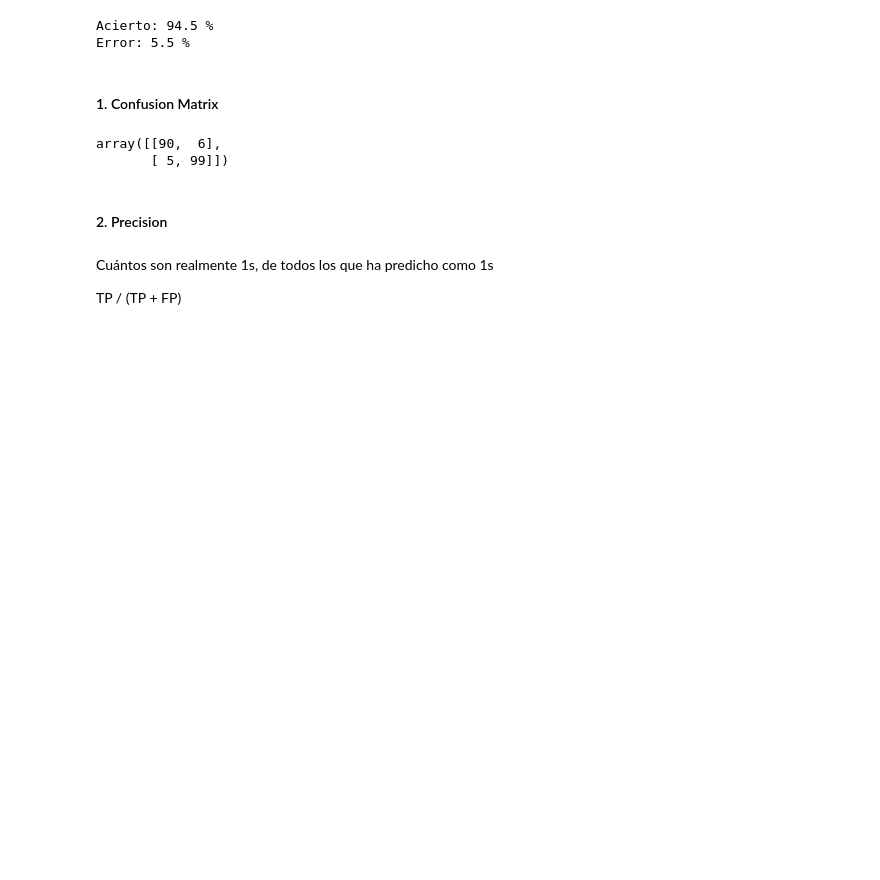
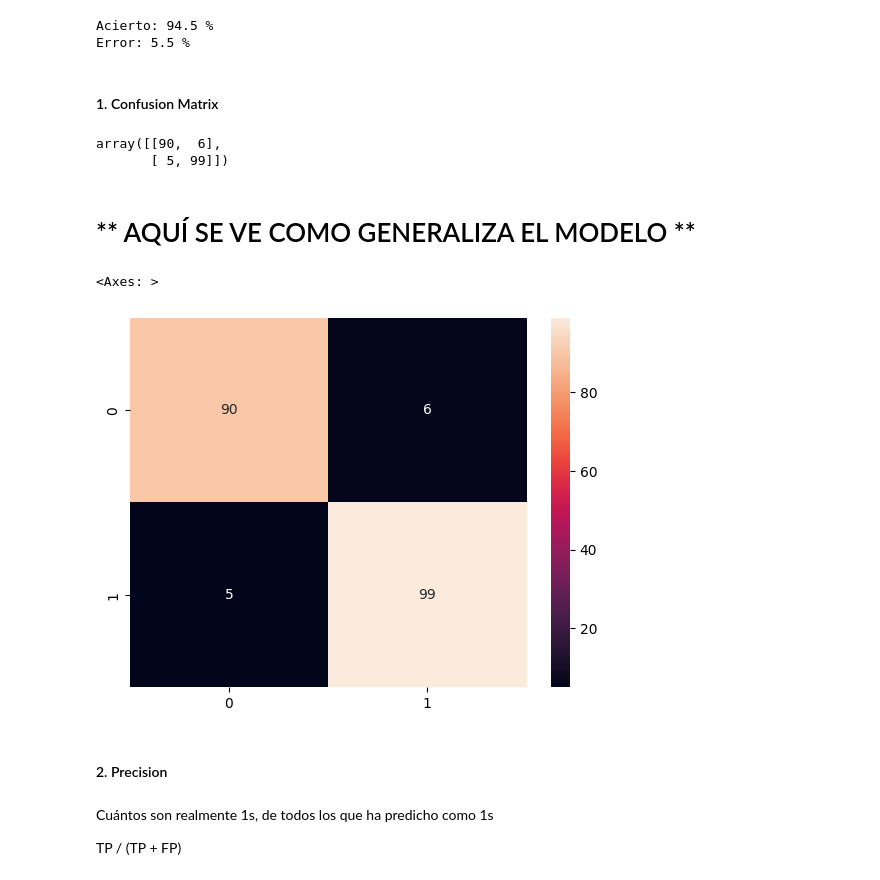
Before and after one commit to ana-macias/PRUEBA, a Jupyter notebook: 3-Machine_Learning/1-Supervisado/2-Classification/4-Logistic_Regression/ejercicios/Logistic-regression predict-ad-click.ipynb, the cells around one changed output. Saved outputs shown, nothing was run; the diff lists cells and outputs as text; code cells hidden in the pictures; blank space fills up the shorter version.

```diff
--- a/3-Machine_Learning/1-Supervisado/2-Classification/4-Logistic_Regression/ejercicios/Logistic-regression predict-ad-click.ipynb
+++ b/3-Machine_Learning/1-Supervisado/2-Classification/4-Logistic_Regression/ejercicios/Logistic-regression predict-ad-click.ipynb
@@ -152,7 +152,7 @@ X_test_scal = scaler.transform(X_test)
 # %% [markdown]
 # 3. Implement a Logistic Regression in Scikit-Learn and predict.
 # %%
-model = LogisticRegression()
+model = LogisticRegression(max_iter=1000)
 # %%
 model.fit (X_train_scal, y_train)
 # %% [output]
@@ -189,6 +189,13 @@ c
 # %% [output]
 array([[90,  6],
        [ 5, 99]])
+# %% [markdown]
+# ** AQUÍ SE VE COMO GENERALIZA EL MODELO **
+# %%
+sns.heatmap(confusion_matrix(y_test,y_pred), annot=True)
+# %% [output]
+<Axes: >
+[figure, added]
 # %% [markdown]
 
 #### 2. Precision
```
Also changed, not shown: parts of 7 cells of this notebook.
